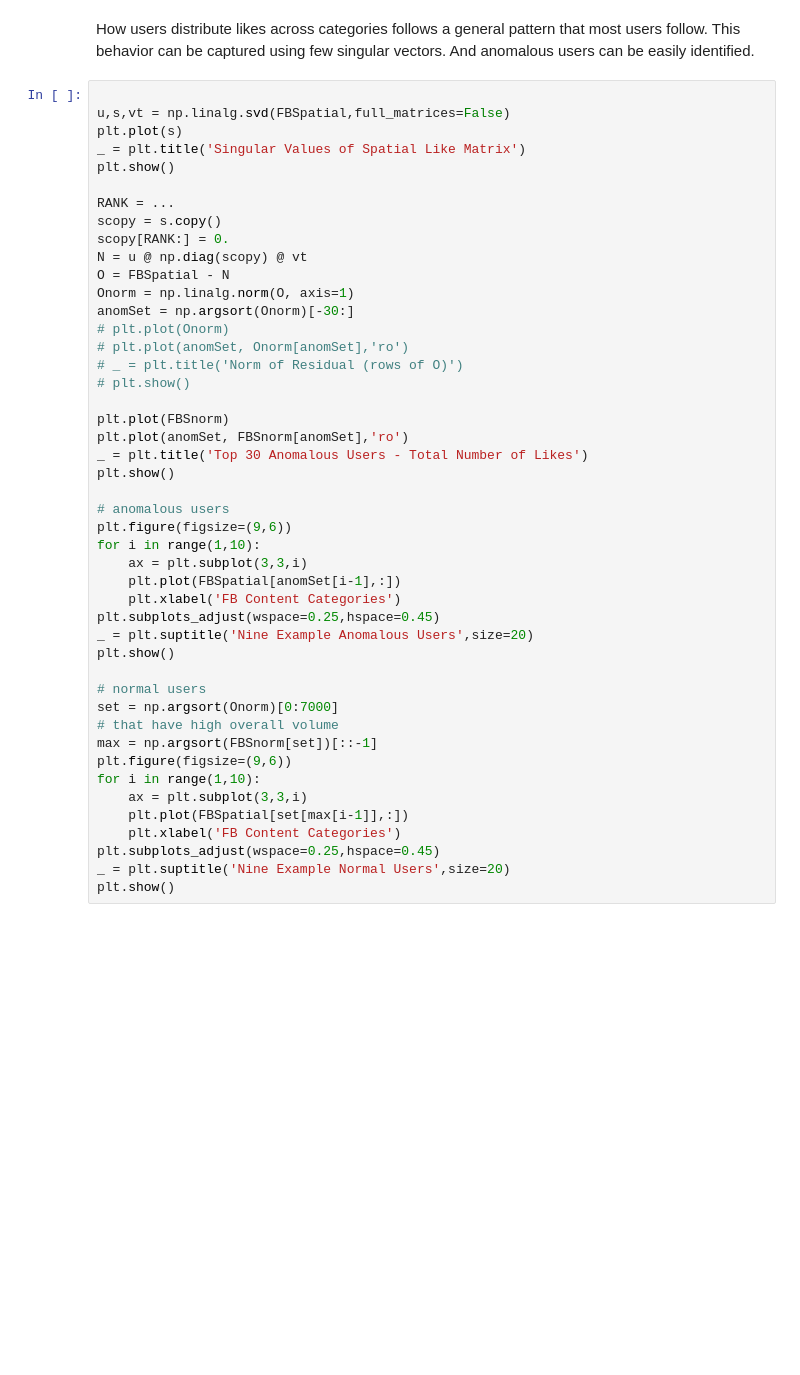
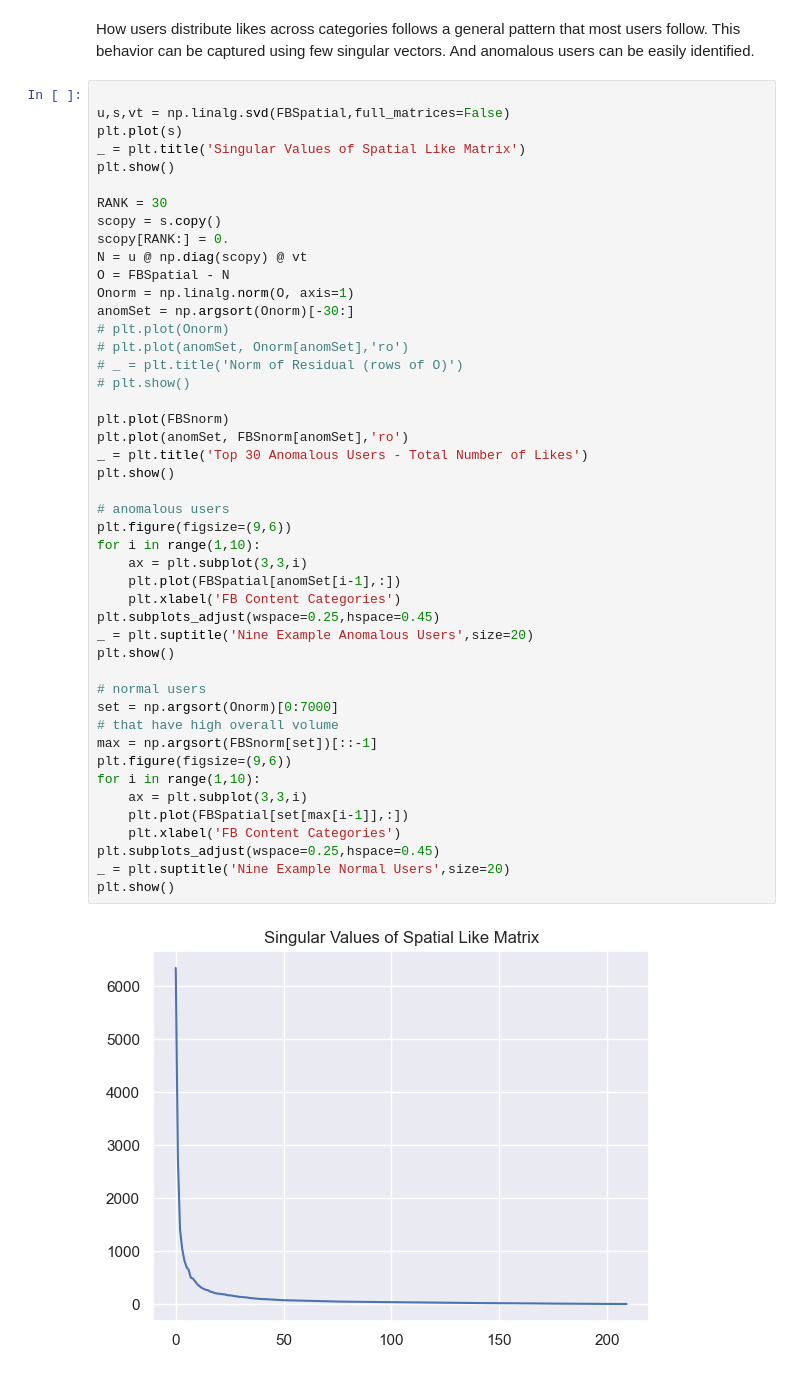
Before and after one commit to hrl-2024/Data-Science-Fundamentals, a Jupyter notebook: lecture_10/worksheet_10.ipynb, the cells around one changed output. Drawn from its saved outputs; the diff is of its cells as text; blank space fills up the shorter version.

```diff
--- a/lecture_10/worksheet_10.ipynb
+++ b/lecture_10/worksheet_10.ipynb
@@ -284,7 +294,7 @@ plt.plot(s)
 _ = plt.title('Singular Values of Spatial Like Matrix')
 plt.show()
 
-RANK = ...
+RANK = 30
 scopy = s.copy()
 scopy[RANK:] = 0.
 N = u @ np.diag(scopy) @ vt
@@ -296,30 +306,32 @@ anomSet = np.argsort(Onorm)[-30:]
 # _ = plt.title('Norm of Residual (rows of O)')
 # plt.show()
 
 plt.plot(FBSnorm)
 plt.plot(anomSet, FBSnorm[anomSet],'ro')
 _ = plt.title('Top 30 Anomalous Users - Total Number of Likes')
 plt.show()
 
 # anomalous users
 plt.figure(figsize=(9,6))
 for i in range(1,10):
     ax = plt.subplot(3,3,i)
     plt.plot(FBSpatial[anomSet[i-1],:])
     plt.xlabel('FB Content Categories')
 plt.subplots_adjust(wspace=0.25,hspace=0.45)
 _ = plt.suptitle('Nine Example Anomalous Users',size=20)
 plt.show()
 
 # normal users
 set = np.argsort(Onorm)[0:7000]
 # that have high overall volume
 max = np.argsort(FBSnorm[set])[::-1]
 plt.figure(figsize=(9,6))
 for i in range(1,10):
     ax = plt.subplot(3,3,i)
     plt.plot(FBSpatial[set[max[i-1]],:])
     plt.xlabel('FB Content Categories')
 plt.subplots_adjust(wspace=0.25,hspace=0.45)
 _ = plt.suptitle('Nine Example Normal Users',size=20)
 plt.show()
+# %% [output]
+[figure, added]
```
Also changed, not shown: parts of 5 cells of this notebook.
